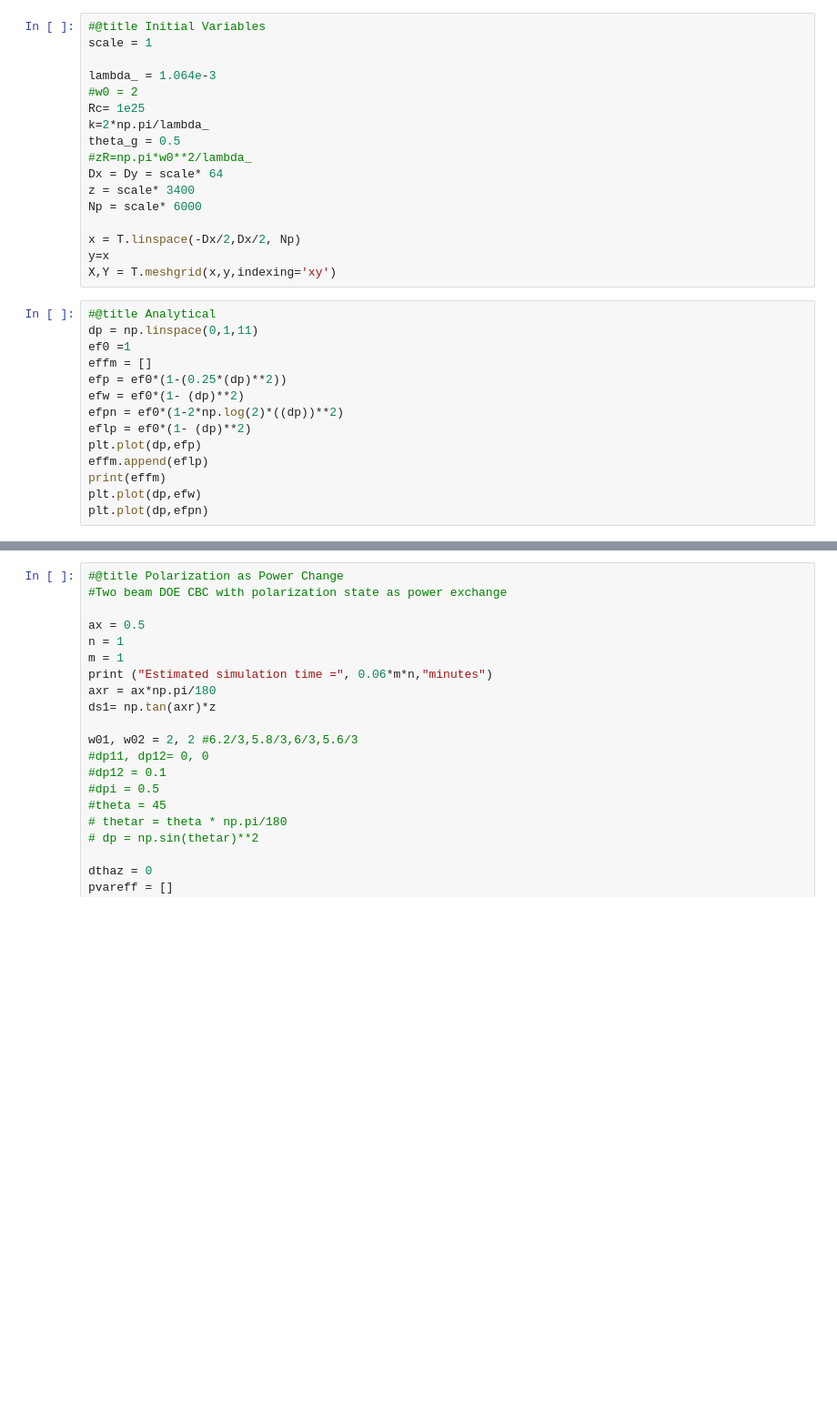
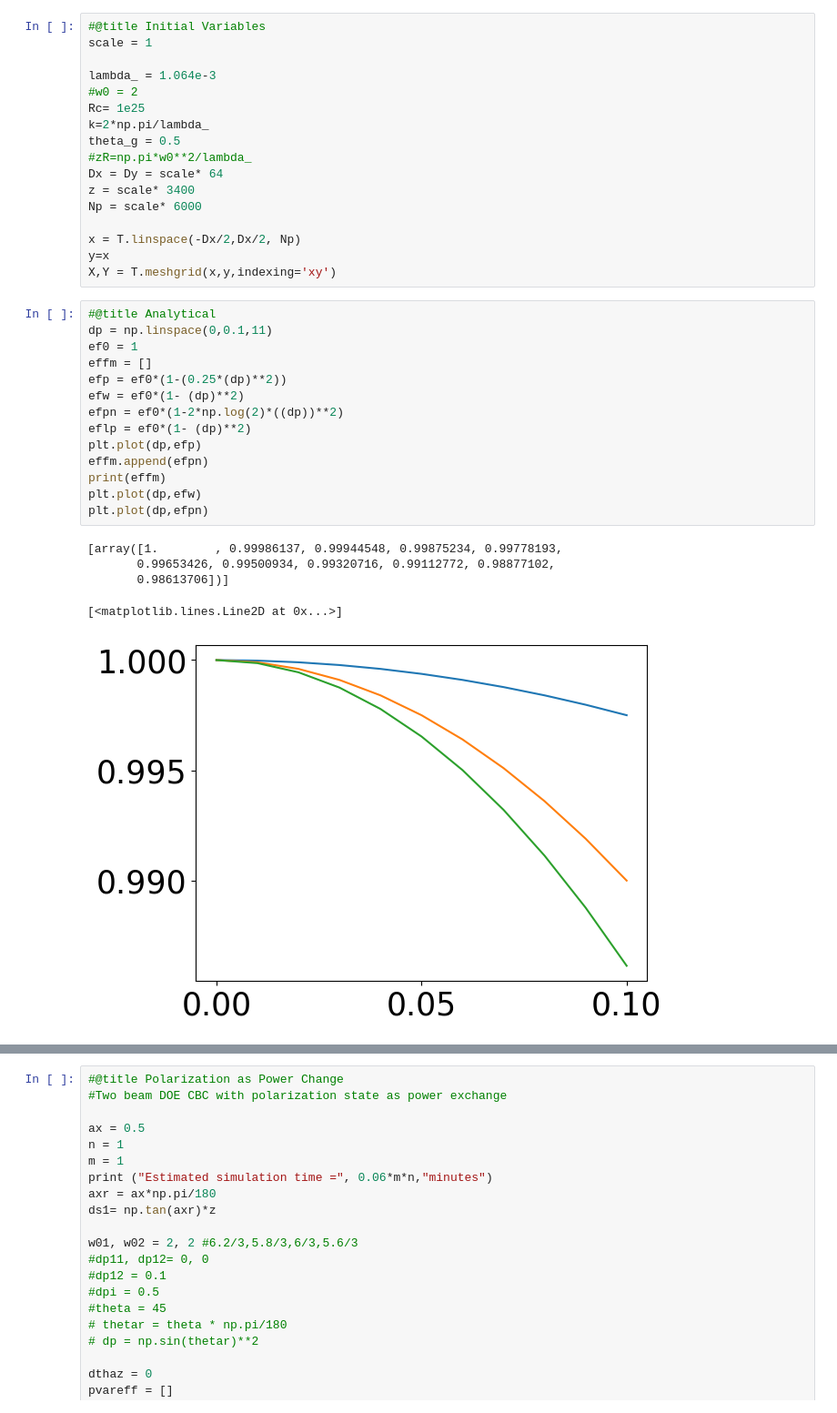
Before and after one commit to SoorajMSbathery/Sooraj_Filled, a Jupyter notebook: Filled_CBC_combined_model.ipynb, the cells around one changed output, grey strips where cells are left out. Shown at 91% size. Cells and saved outputs as stored; diff of their text form; blank space fills up the shorter version.

```diff
--- a/Filled_CBC_combined_model.ipynb
+++ b/Filled_CBC_combined_model.ipynb
@@ -55,15 +46,21 @@ y=x
 X,Y = T.meshgrid(x,y,indexing='xy')
 # %%
 #@title Analytical
-dp = np.linspace(0,1,11)
-ef0 =1
+dp = np.linspace(0,0.1,11)
+ef0 = 1
 effm = []
 efp = ef0*(1-(0.25*(dp)**2))
 efw = ef0*(1- (dp)**2)
 efpn = ef0*(1-2*np.log(2)*((dp))**2)
 eflp = ef0*(1- (dp)**2)
 plt.plot(dp,efp)
-effm.append(eflp)
+effm.append(efpn)
 print(effm)
 plt.plot(dp,efw)
 plt.plot(dp,efpn)
+# %% [output]
+[array([1.        , 0.99986137, 0.99944548, 0.99875234, 0.99778193,
+       0.99653426, 0.99500934, 0.99320716, 0.99112772, 0.98877102,
+       0.98613706])]
+[<matplotlib.lines.Line2D at 0x...>]
+[figure, added]
```
Also changed, not shown: parts of 29 cells of this notebook, 4 other files.
